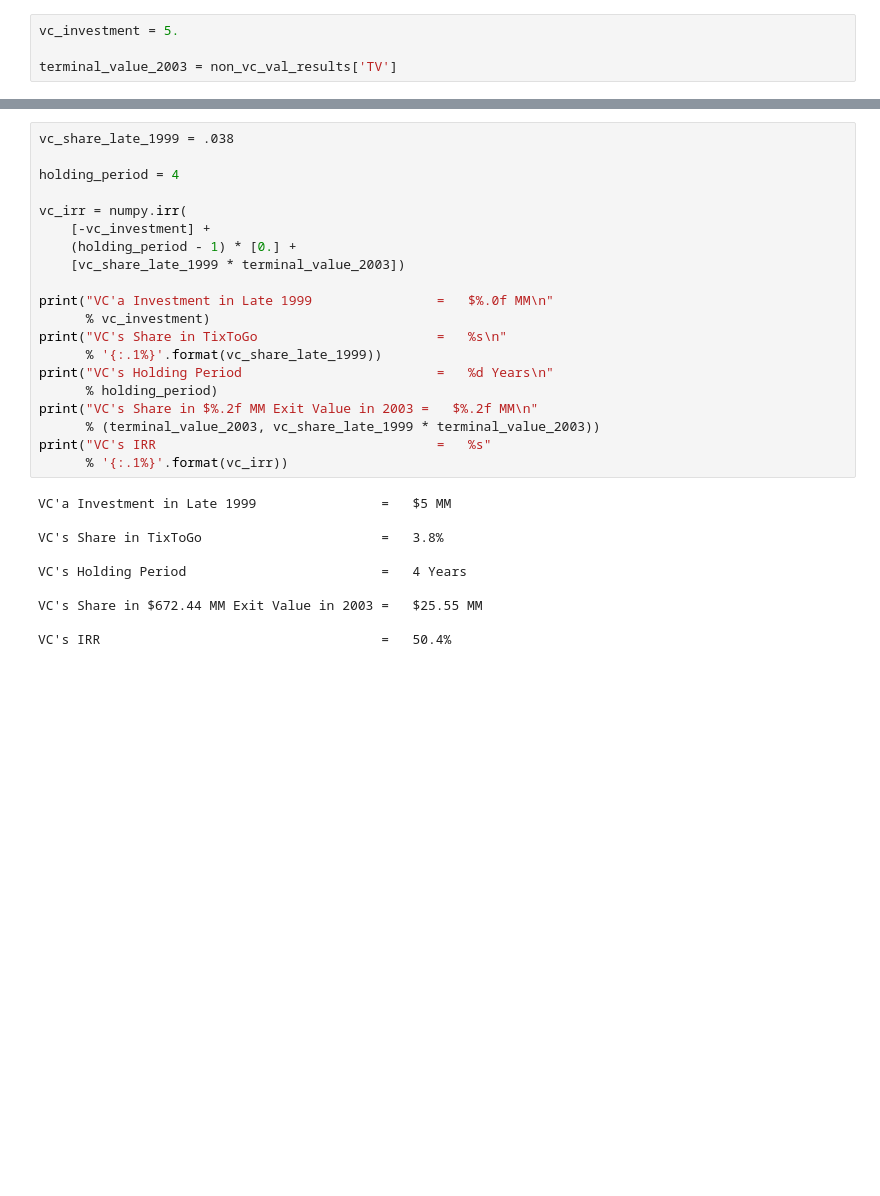
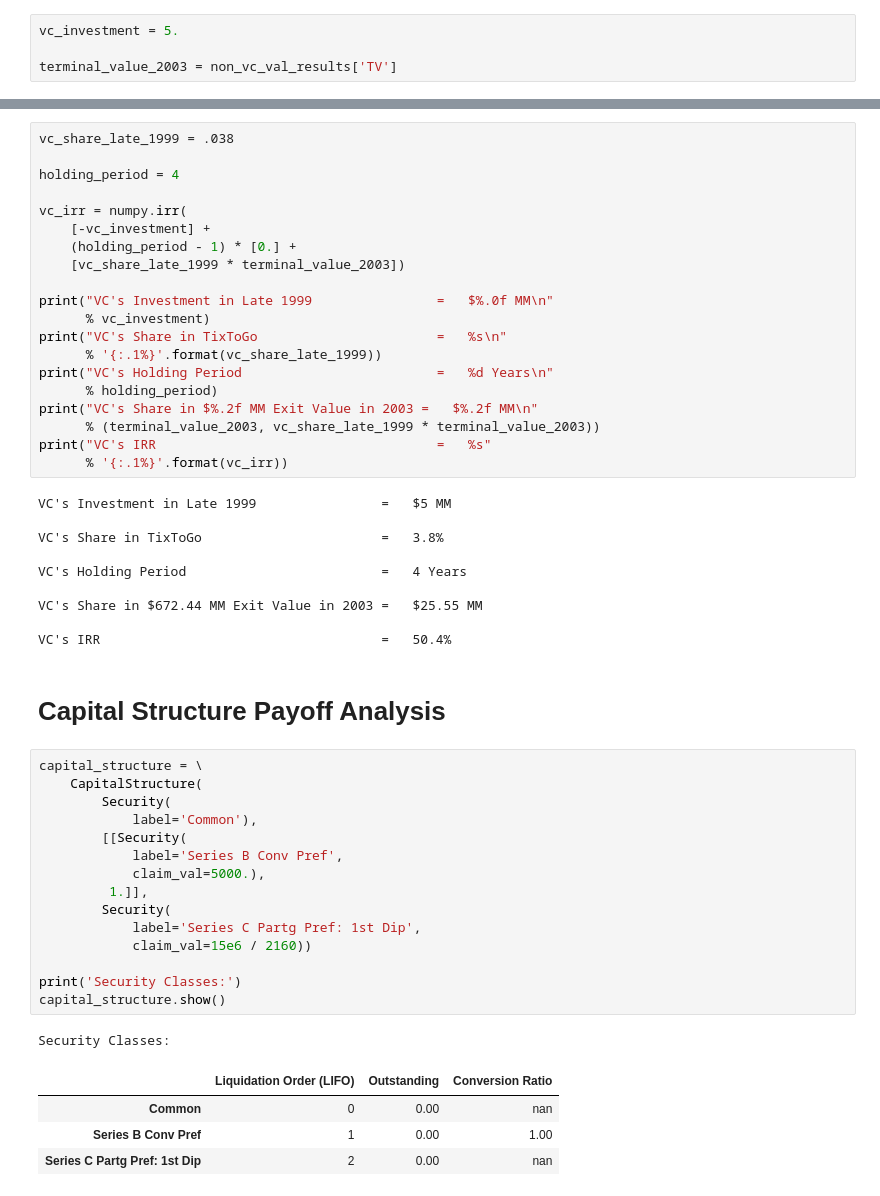
Before and after one commit to TheVinhLuong102/ChicagoBooth-EntrepreneurialFinancePrivateEquity, a Jupyter notebook: TixToGo/TixToGo.ipynb, the cells around one changed output, grey strips where cells are left out. Cells and saved outputs as stored; diff of their text form; blank space fills up the shorter version.

```diff
--- a/TixToGo/TixToGo.ipynb
+++ b/TixToGo/TixToGo.ipynb
@@ -285,7 +288,7 @@ vc_irr = numpy.irr(
     (holding_period - 1) * [0.] +
     [vc_share_late_1999 * terminal_value_2003])
 
-print("VC'a Investment in Late 1999                =   $%.0f MM\n"
+print("VC's Investment in Late 1999                =   $%.0f MM\n"
       % vc_investment)
 print("VC's Share in TixToGo                       =   %s\n"
       % '{:.1%}'.format(vc_share_late_1999))
@@ -296,7 +299,7 @@ print("VC's Share in $%.2f MM Exit Value in 2003 =   $%.2f MM\n"
 print("VC's IRR                                    =   %s"
       % '{:.1%}'.format(vc_irr))
 # %% [output]
-VC'a Investment in Late 1999                =   $5 MM
+VC's Investment in Late 1999                =   $5 MM
 
 VC's Share in TixToGo                       =   3.8%
 
@@ -305,3 +308,26 @@ VC's Holding Period                         =   4 Years
 VC's Share in $672.44 MM Exit Value in 2003 =   $25.55 MM
 
 VC's IRR                                    =   50.4%
+# %% [markdown]
+# Capital Structure Payoff Analysis
+# %%
+capital_structure = \
+    CapitalStructure(
+        Security(
+            label='Common'),
+        [[Security(
+            label='Series B Conv Pref',
+            claim_val=5000.),
+         1.]],
+        Security(
+            label='Series C Partg Pref: 1st Dip',
+            claim_val=15e6 / 2160))
+
+print('Security Classes:')
+capital_structure.show()
+# %% [output]
+Security Classes:
+|  | Liquidation Order (LIFO) | Outstanding | Conversion Ratio |
+| Common | 0 | 0.00 | nan |
+| Series B Conv Pref | 1 | 0.00 | 1.00 |
+| Series C Partg Pref: 1st Dip | 2 | 0.00 | nan |
```
Also changed, not shown: parts of 17 cells of this notebook.
